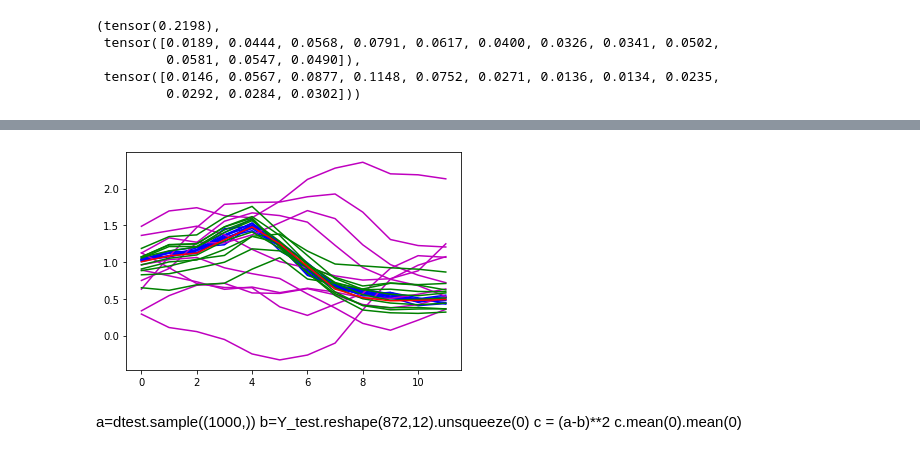
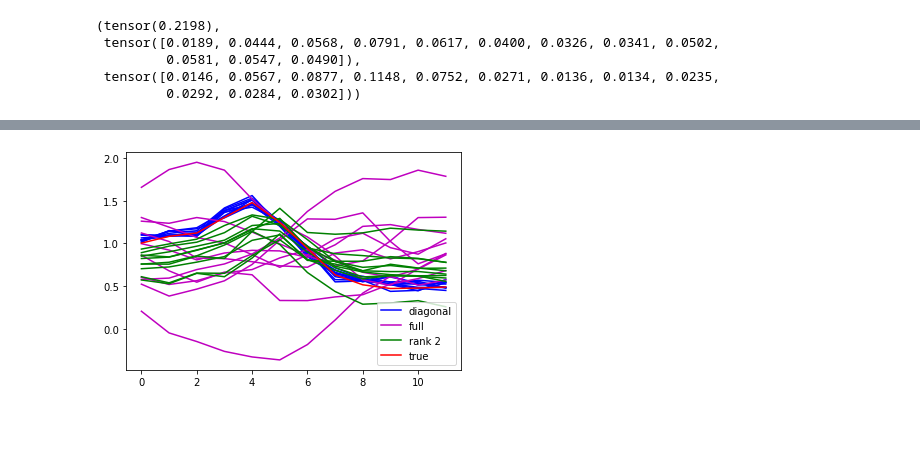
Before and after one commit to sisl/JointDemandForecasting, a Jupyter notebook: sandbox/arec/prob_nn/GaussianNN.ipynb, the cells around one changed output, grey strips where cells are left out. Saved outputs shown, nothing was run; the diff lists cells and outputs as text; code cells hidden in the pictures; blank space fills up the shorter version.

```diff
--- a/sandbox/arec/prob_nn/GaussianNN.ipynb
+++ b/sandbox/arec/prob_nn/GaussianNN.ipynb
@@ -36,7 +40,7 @@ X_batches, Y_batches = batch(X_train, Y_train, batch_size = 128)
 ### Diagonal Covariance Matrix
 # %%
 hidden_layers = [40, 40, 40]
-model1 = GaussianNeuralNet(1, past_dims, hidden_layers, 1, fut_dims, p=0.0)
+model1 = GaussianNeuralNet(1, past_dims, hidden_layers, 1, fut_dims)
 # %%
 train(model1, X_batches, Y_batches, num_epochs=100)
 # %% [output]
@@ -109,7 +113,7 @@ nll(dtest1, Y_test)
 ### Full Covariance Matrix
 # %%
 hidden_layers = [40, 40, 40]
-model2 = GaussianNeuralNet(1, past_dims, hidden_layers, 1, fut_dims, covariance_type='full',p=0.0)
+model2 = GaussianNeuralNet(1, past_dims, hidden_layers, 1, fut_dims, covariance_type='full')
 # %%
 train(model2, X_batches, Y_batches, num_epochs=100)
 # %% [output]
@@ -174,7 +178,7 @@ nll(dtest2, Y_test)
 ## Low Rank Covariance
 # %%
 hidden_layers = [40, 40, 40]
-model3 = GaussianNeuralNet(1, past_dims, hidden_layers, 1, fut_dims, covariance_type='low-rank',rank=2, p=0.0)
+model3 = GaussianNeuralNet(1, past_dims, hidden_layers, 1, fut_dims, covariance_type='low-rank',rank=2)
 # %%
 train(model3, X_batches, Y_batches, num_epochs=100)
 # %% [output]
@@ -279,14 +286,10 @@ plt.show()
 # %%
 i=300
-plt.plot(range(fut_dims), samples1[:,i,:].T,'b')
-plt.plot(range(fut_dims), samples2[:,i,:].T,'m')
-plt.plot(range(fut_dims), samples3[:,i,:].T,'g')
-plt.plot(range(fut_dims), Y_test[i,:,0], 'r')
+a1 = plt.plot(range(fut_dims), samples1[:,i,:].T,'b',label='diagonal')
+a2 = plt.plot(range(fut_dims), samples2[:,i,:].T,'m',label='full')
+a3 = plt.plot(range(fut_dims), samples3[:,i,:].T,'g',label='rank 2')
+a4 = plt.plot(range(fut_dims), Y_test[i,:,0], 'r', label = 'true')
+plt.legend(handles =[a1[0],a2[0],a3[0],a4[0]])
 plt.show()
 # %% [output]
-[figure, old version]
+[figure, new version]
-# %% [markdown]
-a=dtest.sample((1000,))
-b=Y_test.reshape(872,12).unsqueeze(0)
-c = (a-b)**2
-c.mean(0).mean(0)
```
Also changed, not shown: parts of 31 cells of this notebook, 1 other file.
